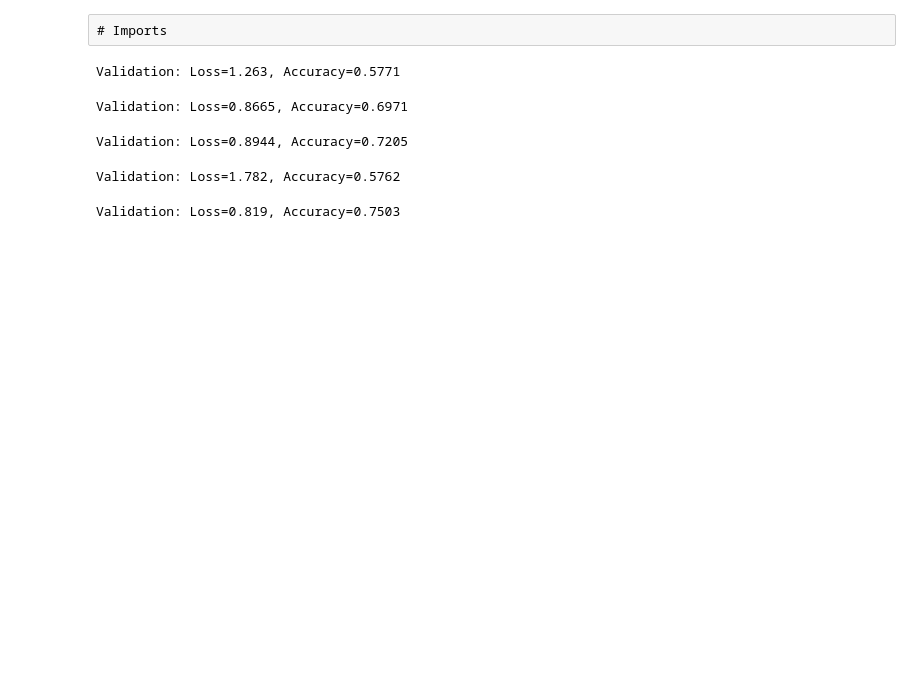
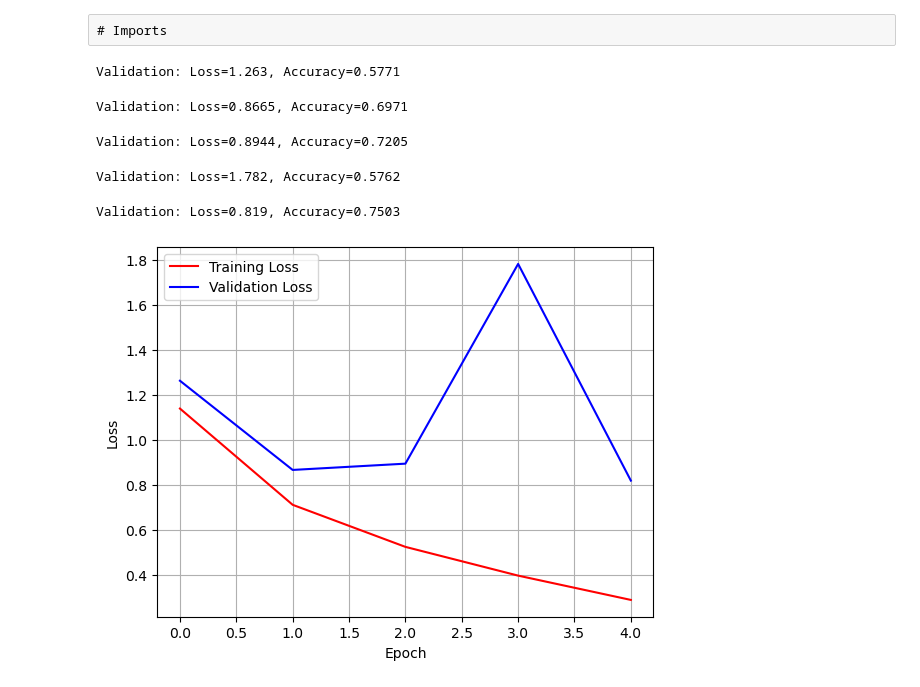
Before and after one commit to fayzi-dev/Custom-_CNN_from_Scratch_on_CIFAR10, a Jupyter notebook: Custom_CNN_For_ImageClassification.ipynb, the cells around one changed output. Saved outputs shown, nothing was run; the diff lists cells and outputs as text; code cells hidden in the pictures; blank space fills up the shorter version.

Commit message:
Plotin output loss(train & valid) and Acc(train & valid)

```diff
--- a/Custom_CNN_For_ImageClassification.ipynb
+++ b/Custom_CNN_For_ImageClassification.ipynb
@@ -226,3 +226,13 @@ Validation: Loss=0.8665, Accuracy=0.6971
 Validation: Loss=0.8944, Accuracy=0.7205
 Validation: Loss=1.782, Accuracy=0.5762
 Validation: Loss=0.819, Accuracy=0.7503
+# %%
+plt.plot(range(epoch_counter), loss_train_history,'r-', label='Training Loss')
+plt.plot(range(epoch_counter), loss_val_history,'b-', label='Validation Loss')
+plt.xlabel('Epoch')
+plt.ylabel('Loss')
+plt.grid(True)
+plt.legend()
+plt.show()
+# %% [output]
+[figure, added]
```
Also changed, not shown: parts of 1 cell of this notebook.
